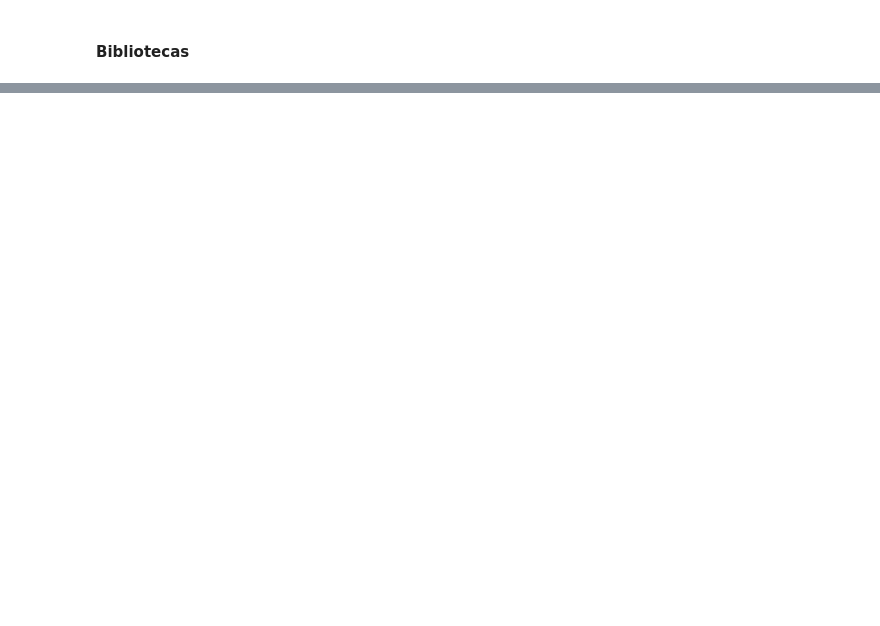
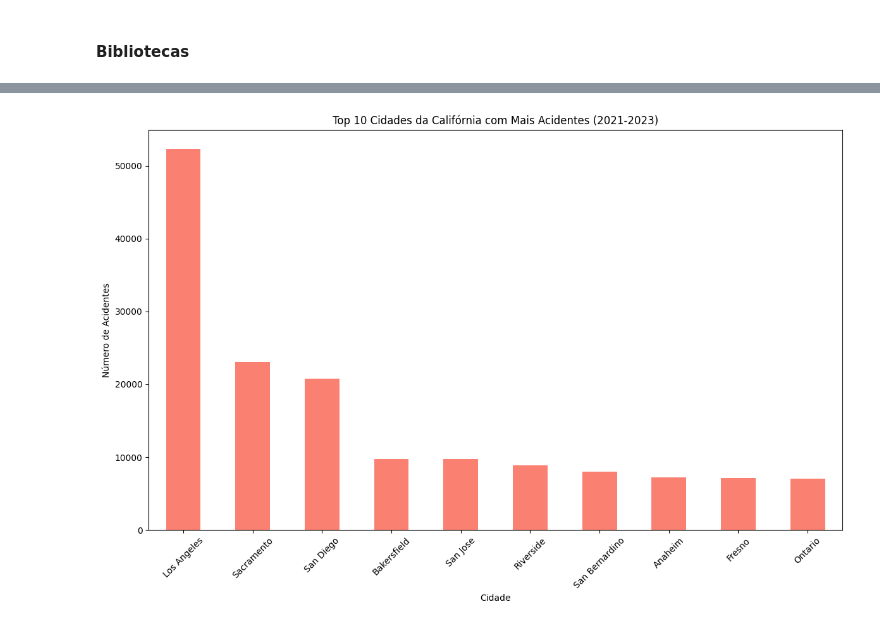
Before and after one commit to Fabr1c100/CP3_DataScience, a Jupyter notebook: CP3_DataScience.ipynb, the cells around one changed output, grey strips where cells are left out. Saved outputs shown, nothing was run; the diff lists cells and outputs as text; code cells hidden in the pictures; blank space fills up the shorter version.

```diff
--- a/CP3_DataScience.ipynb
+++ b/CP3_DataScience.ipynb
@@ -36,0 +109,20 @@ Pegar informação de Rua, Bairro, Cidade, Estado e País
+# %%
+# Filtrar para incluir apenas acidentes na Califórnia
+california_df = filtered_df[filtered_df['State'] == 'CA']
+
+# Contar o número de acidentes por cidade na Califórnia
+city_counts = california_df['City'].value_counts().head(10)  # Mostra as 10 cidades com mais acidentes
+# %%
+# Criar o gráfico de barras para as cidades com mais acidentes
+plt.figure(figsize=(12, 8))
+city_counts.plot(kind='bar', color='salmon')
+plt.title("Top 10 Cidades da Califórnia com Mais Acidentes (2021-2023)")
+plt.xlabel("Cidade")
+plt.ylabel("Número de Acidentes")
+plt.xticks(rotation=45)
+plt.tight_layout()
+
+# Exibir o gráfico
+plt.show()
+# %% [output]
+[figure, added]
```
Also changed, not shown: parts of 29 cells of this notebook.
